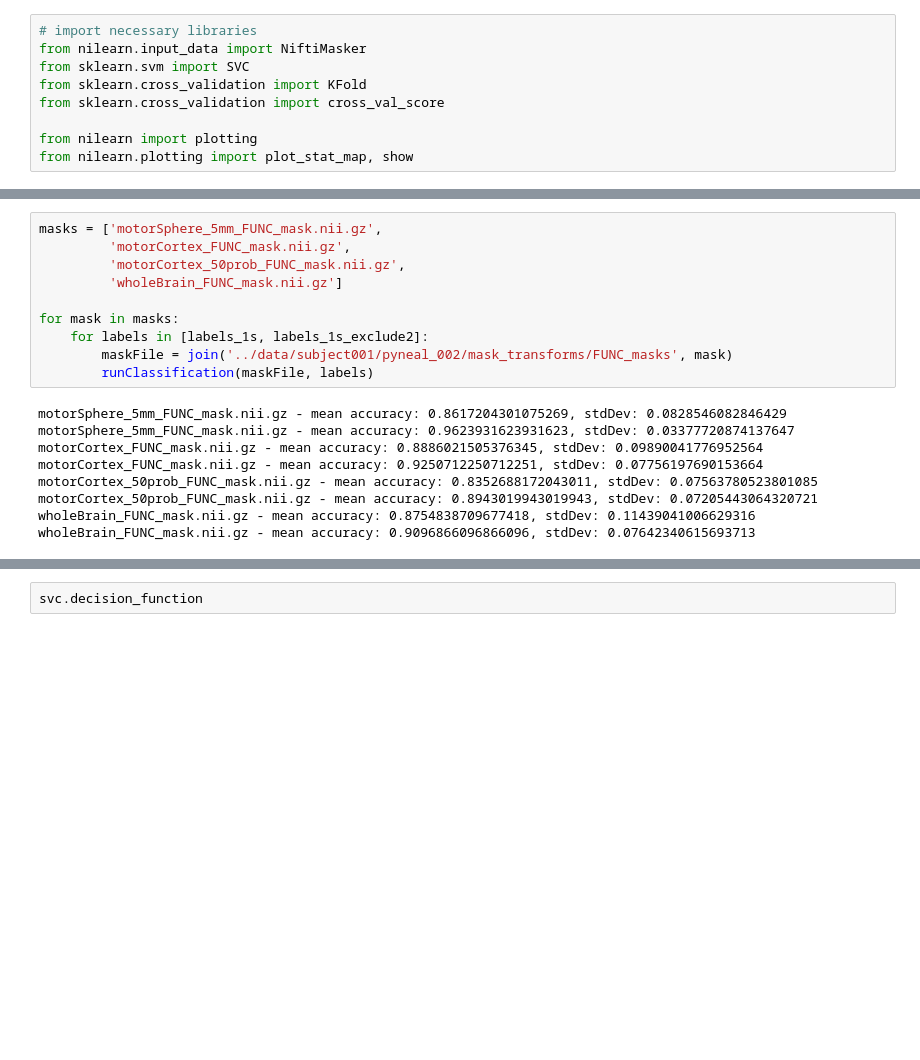
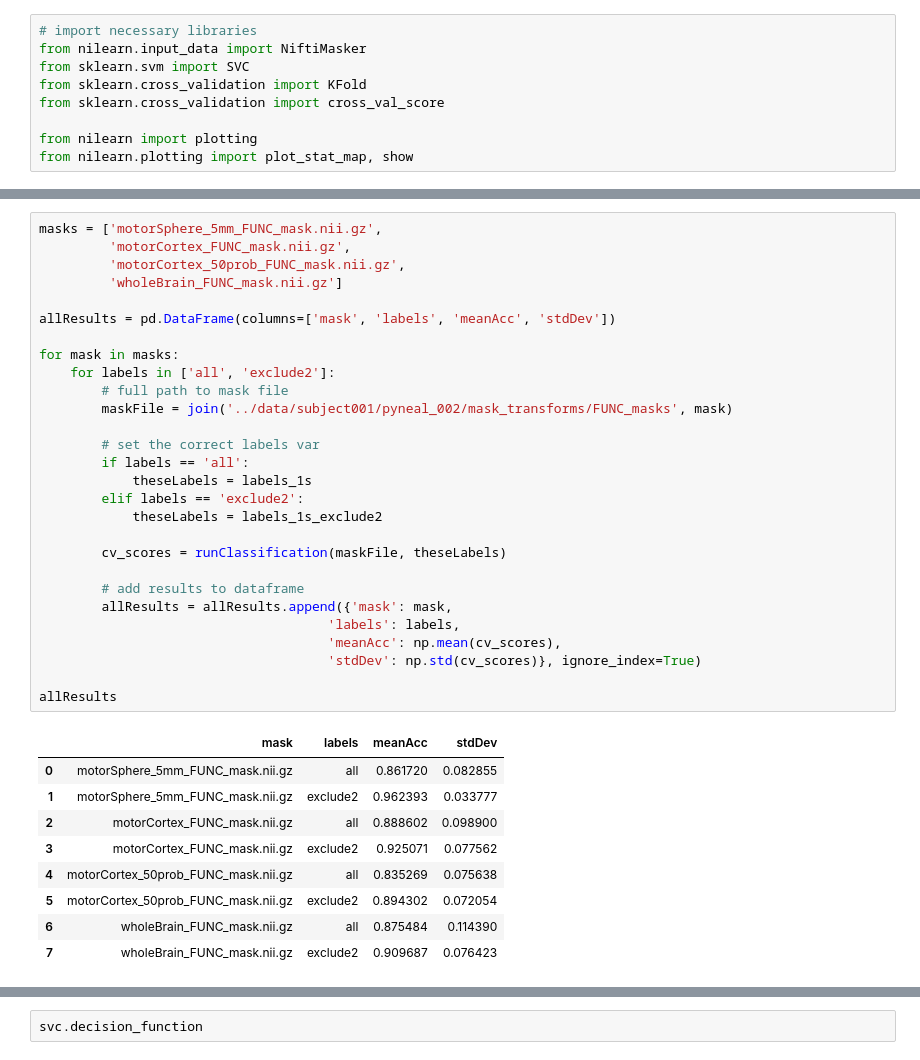
Before and after one commit to jeffmacinnes/b2b, a Jupyter notebook: analysis/subject001_multivoxel.ipynb, the cells around one changed output, grey strips where cells are left out. Saved outputs shown, nothing was run; the diff lists cells and outputs as text; blank space fills up the shorter version.

```diff
--- a/analysis/subject001_multivoxel.ipynb
+++ b/analysis/subject001_multivoxel.ipynb
@@ -166,19 +134,38 @@ def runClassification(mask, labels):
 # %%
 masks = ['motorSphere_5mm_FUNC_mask.nii.gz',
          'motorCortex_FUNC_mask.nii.gz',
          'motorCortex_50prob_FUNC_mask.nii.gz',
          'wholeBrain_FUNC_mask.nii.gz']
 
+allResults = pd.DataFrame(columns=['mask', 'labels', 'meanAcc', 'stdDev'])
+
 for mask in masks:
-    for labels in [labels_1s, labels_1s_exclude2]:
+    for labels in ['all', 'exclude2']:
+        # full path to mask file
         maskFile = join('../data/subject001/pyneal_002/mask_transforms/FUNC_masks', mask)
-        runClassification(maskFile, labels)
+
+        # set the correct labels var
+        if labels == 'all':
+            theseLabels = labels_1s
+        elif labels == 'exclude2':
+            theseLabels = labels_1s_exclude2
+
+        cv_scores = runClassification(maskFile, theseLabels)
+
+        # add results to dataframe
+        allResults = allResults.append({'mask': mask,
+                                     'labels': labels,
+                                     'meanAcc': np.mean(cv_scores),
+                                     'stdDev': np.std(cv_scores)}, ignore_index=True)
+
+allResults
 # %% [output]
-motorSphere_5mm_FUNC_mask.nii.gz - mean accuracy: 0.8617204301075269, stdDev: 0.0828546082846429
-motorSphere_5mm_FUNC_mask.nii.gz - mean accuracy: 0.9623931623931623, stdDev: 0.03377720874137647
-motorCortex_FUNC_mask.nii.gz - mean accuracy: 0.8886021505376345, stdDev: 0.09890041776952564
-motorCortex_FUNC_mask.nii.gz - mean accuracy: 0.9250712250712251, stdDev: 0.07756197690153664
-motorCortex_50prob_FUNC_mask.nii.gz - mean accuracy: 0.8352688172043011, stdDev: 0.07563780523801085
-motorCortex_50prob_FUNC_mask.nii.gz - mean accuracy: 0.8943019943019943, stdDev: 0.07205443064320721
-wholeBrain_FUNC_mask.nii.gz - mean accuracy: 0.8754838709677418, stdDev: 0.11439041006629316
-wholeBrain_FUNC_mask.nii.gz - mean accuracy: 0.9096866096866096, stdDev: 0.07642340615693713
+|  | mask | labels | meanAcc | stdDev |
+| 0 | motorSphere_5mm_FUNC_mask.nii.gz | all | 0.861720 | 0.082855 |
+| 1 | motorSphere_5mm_FUNC_mask.nii.gz | exclude2 | 0.962393 | 0.033777 |
+| 2 | motorCortex_FUNC_mask.nii.gz | all | 0.888602 | 0.098900 |
+| 3 | motorCortex_FUNC_mask.nii.gz | exclude2 | 0.925071 | 0.077562 |
+| 4 | motorCortex_50prob_FUNC_mask.nii.gz | all | 0.835269 | 0.075638 |
+| 5 | motorCortex_50prob_FUNC_mask.nii.gz | exclude2 | 0.894302 | 0.072054 |
+| 6 | wholeBrain_FUNC_mask.nii.gz | all | 0.875484 | 0.114390 |
+| 7 | wholeBrain_FUNC_mask.nii.gz | exclude2 | 0.909687 | 0.076423 |
```
Also changed, not shown: parts of 27 cells of this notebook, 1 other file.
